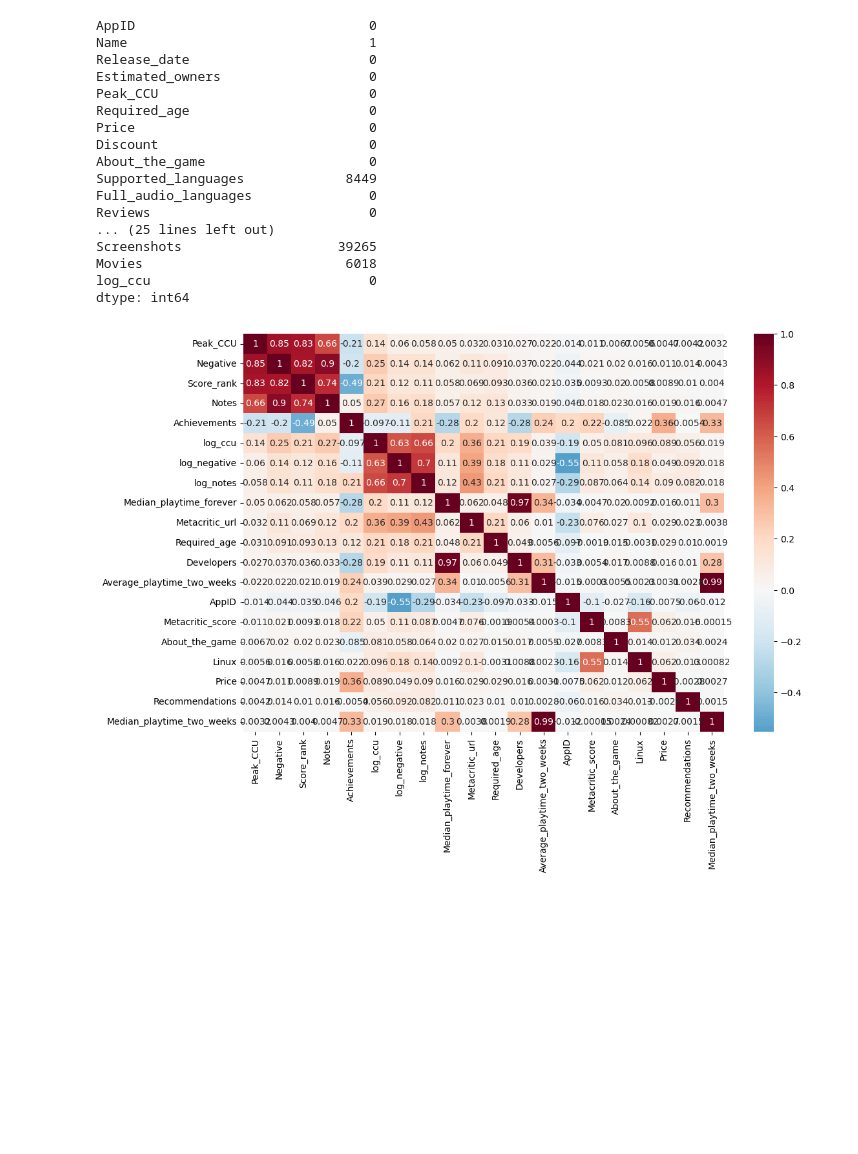
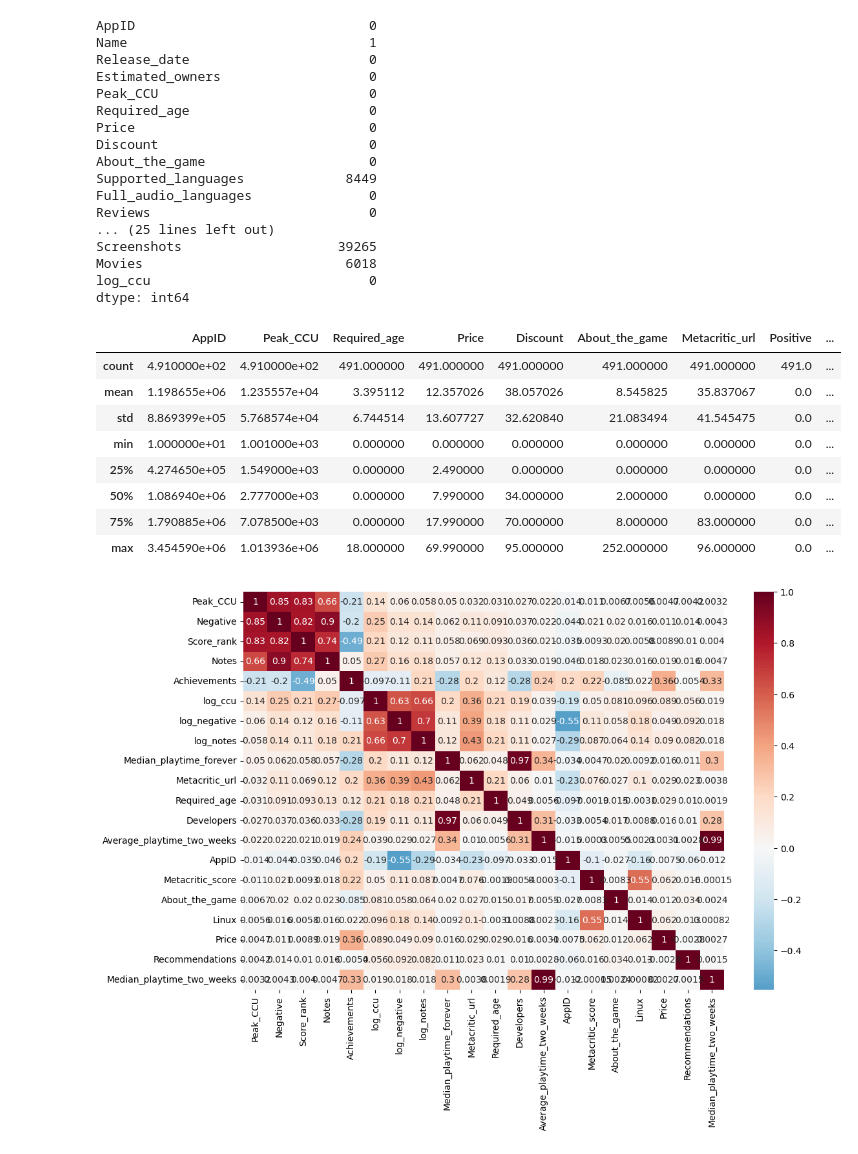
Before and after one commit to shuhei-kuroiwa/10days_CausalML_Bootcamp, a Jupyter notebook: implementations:/sandbox.ipynb, the cells around one changed output. Drawn from its saved outputs; the diff is of its cells as text; code cells hidden in the pictures; blank space fills up the shorter version.

Commit message:
df_pro_describe

```diff
--- a/implementations:/sandbox.ipynb
+++ b/implementations:/sandbox.ipynb
@@ -120,9 +120,20 @@ dtype: int64
 # %%
 #ヘックマンの2段階推定もどき、
 df_active = df[df['Peak_CCU'] > 0].copy()
 
 # 1. 1000以上で絞る
 df_pro = df[df['Peak_CCU'] >= 1000].copy()
+df_pro.describe()
+# %% [output]
+|  | AppID | Peak_CCU | Required_age | Price | Discount | About_the_game | Metacritic_url | Positive | ... |
+| count | 4.910000e+02 | 4.910000e+02 | 491.000000 | 491.000000 | 491.000000 | 491.000000 | 491.000000 | 491.0 | ... |
+| mean | 1.198655e+06 | 1.235557e+04 | 3.395112 | 12.357026 | 38.057026 | 8.545825 | 35.837067 | 0.0 | ... |
+| std | 8.869399e+05 | 5.768574e+04 | 6.744514 | 13.607727 | 32.620840 | 21.083494 | 41.545475 | 0.0 | ... |
+| min | 1.000000e+01 | 1.001000e+03 | 0.000000 | 0.000000 | 0.000000 | 0.000000 | 0.000000 | 0.0 | ... |
+| 25% | 4.274650e+05 | 1.549000e+03 | 0.000000 | 2.490000 | 0.000000 | 0.000000 | 0.000000 | 0.0 | ... |
+| 50% | 1.086940e+06 | 2.777000e+03 | 0.000000 | 7.990000 | 34.000000 | 2.000000 | 0.000000 | 0.0 | ... |
+| 75% | 1.790885e+06 | 7.078500e+03 | 0.000000 | 17.990000 | 70.000000 | 8.000000 | 83.000000 | 0.0 | ... |
+| max | 3.454590e+06 | 1.013936e+06 | 18.000000 | 69.990000 | 95.000000 | 252.000000 | 96.000000 | 0.0 | ... |
 # %%
 top_corr_cols = df.corr(numeric_only=True)['Peak_CCU'].abs().sort_values(ascending=False).head(20).index
 top_corr_matrix = df[top_corr_cols].corr()
```
